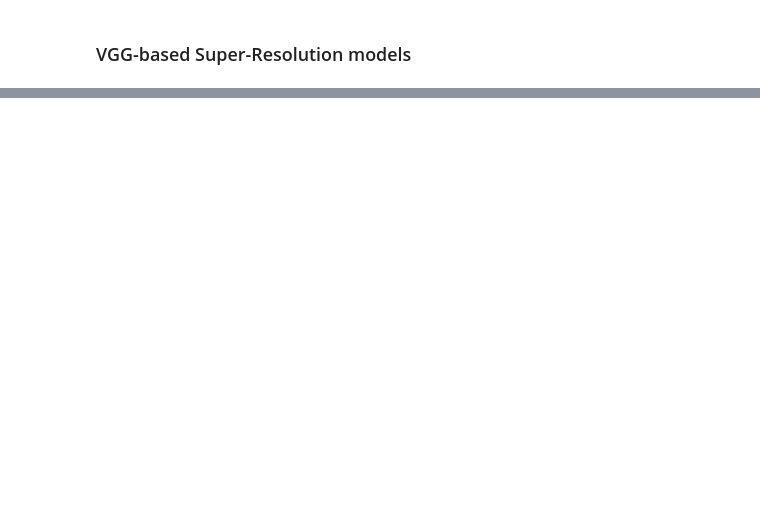
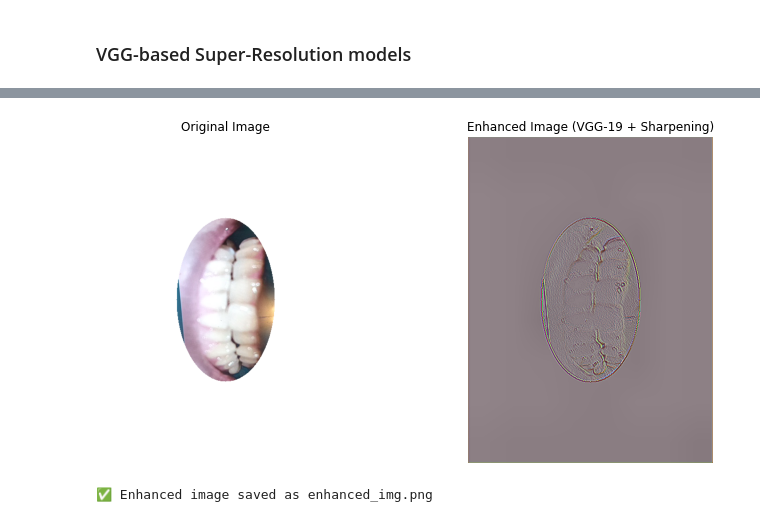
Before and after one commit to Muhammad-Abdullah-Jami/Personal_Projects, a Jupyter notebook: Image_enhancement_experimentation.ipynb, the cells around one changed output, grey strips where cells are left out. Cells and saved outputs as stored; diff of their text form; code cells hidden in the pictures; blank space fills up the shorter version.

```diff
--- a/Image_enhancement_experimentation.ipynb
+++ b/Image_enhancement_experimentation.ipynb
@@ -1139,0 +1346,74 @@ VGG-based Super-Resolution models
+# %%
+import cv2
+import numpy as np
+import torch
+import torchvision.transforms as transforms
+import torchvision.models as models
+import matplotlib.pyplot as plt
+
+# Load the image
+image_path = "img.png"  # Ensure the image exists
+input_img = cv2.imread(image_path)
+
+if input_img is None:
+    raise FileNotFoundError("Image file not found. Check the path.")
+
+# Convert image from BGR (OpenCV format) to RGB
+input_img = cv2.cvtColor(input_img, cv2.COLOR_BGR2RGB)
+
+# Convert image to tensor
+transform = transforms.Compose([
+    transforms.ToTensor(),
+    transforms.Resize((input_img.shape[0] * 2, input_img.shape[1] * 2), antialias=True)  # Upscale 2x
+])
+input_tensor = transform(input_img).unsqueeze(0)  # Add batch dimension
+
+# Load Pretrained VGG-19 Model as Feature Extractor
+device = torch.device("cuda" if torch.cuda.is_available() else "cpu")
+vgg_model = models.vgg19(weights=models.VGG19_Weights.IMAGENET1K_V1).features[:8].to(device)  # First 8 layers
+vgg_model.eval()
+
+# Apply VGG Enhancement
+input_tensor = input_tensor.to(device)
+with torch.no_grad():
+    enhanced_tensor = vgg_model(input_tensor)
+
+# Convert output tensor to image (Keep first 3 channels for RGB)
+enhanced_img = enhanced_tensor.squeeze(0)[:3].permute(1, 2, 0).cpu().numpy()
+enhanced_img = (enhanced_img - enhanced_img.min()) / (enhanced_img.max() - enhanced_img.min())  # Normalize
+
+# Convert back to OpenCV format
+enhanced_img_cv = (enhanced_img * 255).astype(np.uint8)
+
+# **Apply Post-Processing for Sharper & Clearer Image**
+# 1. Apply Sharpening Filter
+kernel_sharp = np.array([[0, -1, 0], [-1, 5, -1], [0, -1, 0]])
+sharpened_img = cv2.filter2D(enhanced_img_cv, -1, kernel_sharp)
+
+# 2. Apply Contrast Limited Adaptive Histogram Equalization (CLAHE)
+lab = cv2.cvtColor(sharpened_img, cv2.COLOR_RGB2LAB)
+l, a, b = cv2.split(lab)
+clahe = cv2.createCLAHE(clipLimit=3.0, tileGridSize=(8, 8))
+l = clahe.apply(l)
+lab = cv2.merge((l, a, b))
+enhanced_final = cv2.cvtColor(lab, cv2.COLOR_LAB2RGB)
+
+# Display Original vs Enhanced Image
+fig, ax = plt.subplots(1, 2, figsize=(12, 6))
+
+ax[0].imshow(input_img)
+ax[0].set_title("Original Image")
+ax[0].axis("off")
+
+ax[1].imshow(enhanced_final)
+ax[1].set_title("Enhanced Image (VGG-19 + Sharpening)")
+ax[1].axis("off")
+
+plt.show()
+
+# Save the enhanced image
+cv2.imwrite("enhanced_img.png", cv2.cvtColor(enhanced_final, cv2.COLOR_RGB2BGR))
+print("✅ Enhanced image saved as enhanced_img.png")
+# %% [output]
+[figure, added]
+✅ Enhanced image saved as enhanced_img.png
```
Also changed, not shown: parts of 13 cells of this notebook.
